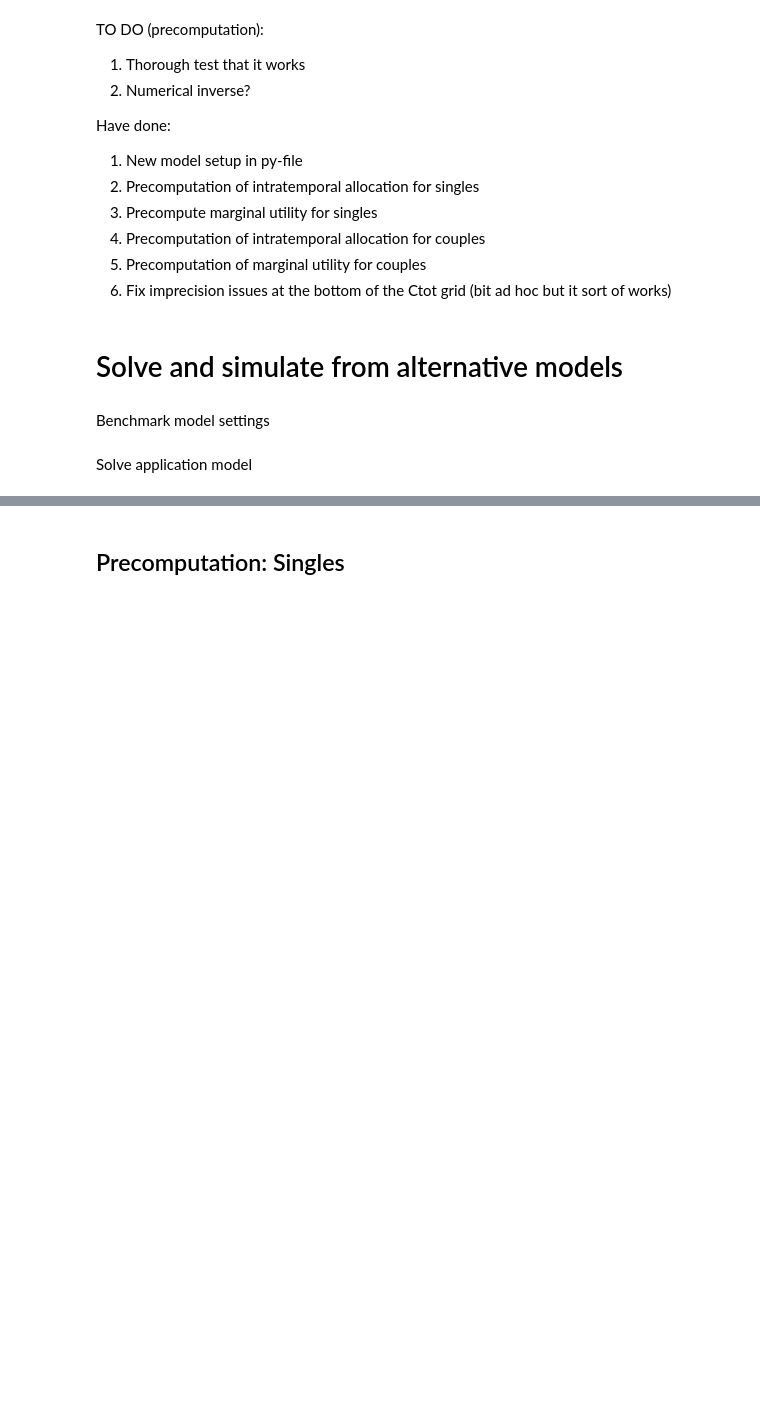
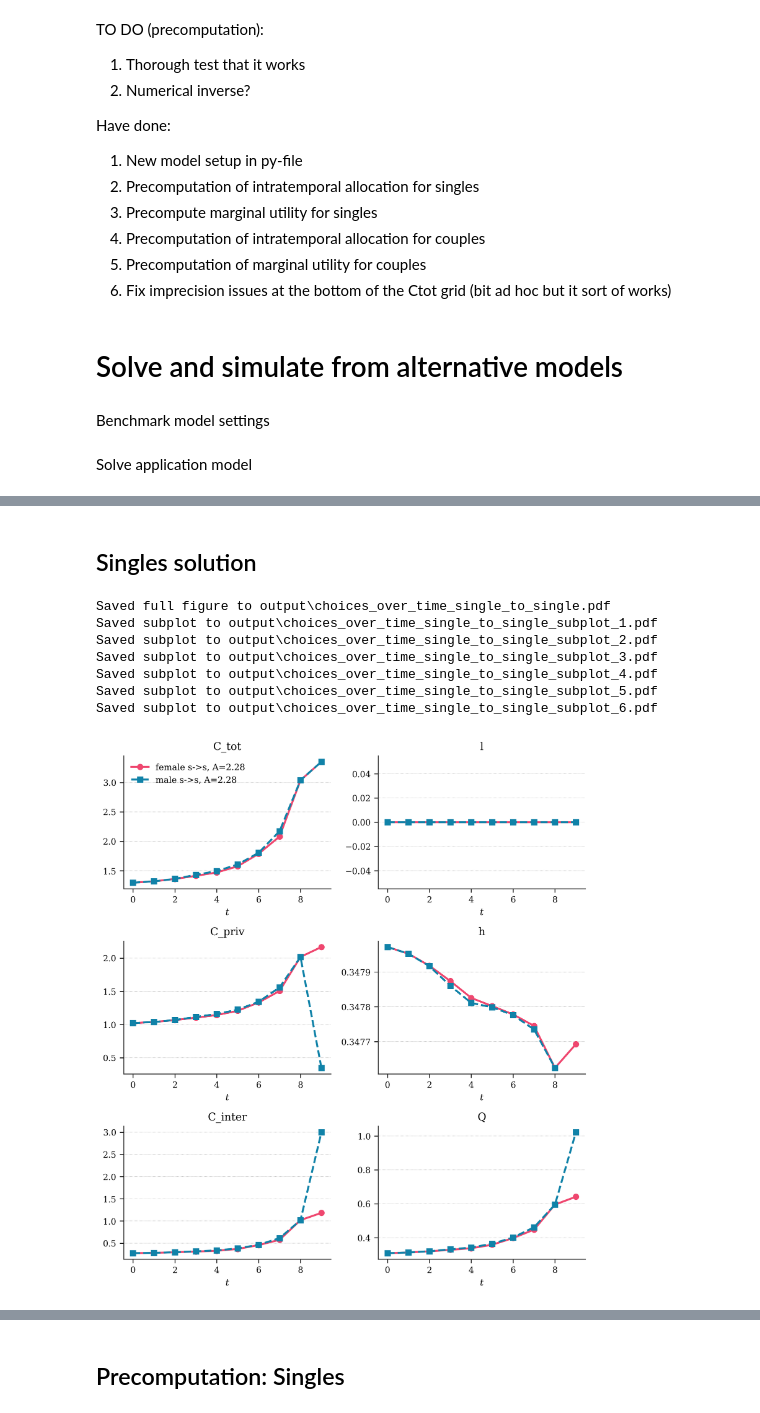
Before and after one commit to ThomasHJorgensen/FastBargaining, a Jupyter notebook: Application/01. Application Test.ipynb, the cells around one changed output, grey strips where cells are left out. Drawn from its saved outputs; the diff is of its cells as text; code cells hidden in the pictures; blank space fills up the shorter version.

```diff
--- a/Application/01. Application Test.ipynb
+++ b/Application/01. Application Test.ipynb
@@ -5,10 +5,14 @@
 import numpy as np
 from time import time
 import matplotlib.pyplot as plt
+from figure_manager import FigureManager
+from plots import *
 
 import DynamicTimeAllocationModel
 
 path = 'output/'
+
+fm = FigureManager(path, use_latex=False)
 
 # c++ settings
 do_compile = True
@@ -63,0 +68,20 @@ Wall time: 1.98 s
+# %% [markdown]
+## Singles solution
+# %%
+# index
+t = 0
+iA = 20
+# %%
+fig, ax = fm.create_figure(3,2,6)
+plot_choices_over_time_female_single_to_single(ax, model, iA)
+plot_choices_over_time_male_single_to_single(ax, model, iA)
+fm.save_figure(filename="choices_over_time_single_to_single")
+# %% [output]
+Saved full figure to output\choices_over_time_single_to_single.pdf
+Saved subplot to output\choices_over_time_single_to_single_subplot_1.pdf
+Saved subplot to output\choices_over_time_single_to_single_subplot_2.pdf
+Saved subplot to output\choices_over_time_single_to_single_subplot_3.pdf
+Saved subplot to output\choices_over_time_single_to_single_subplot_4.pdf
+Saved subplot to output\choices_over_time_single_to_single_subplot_5.pdf
+Saved subplot to output\choices_over_time_single_to_single_subplot_6.pdf
+[figure, added]
```
Also changed, not shown: parts of 4 cells of this notebook, 2 other files.
